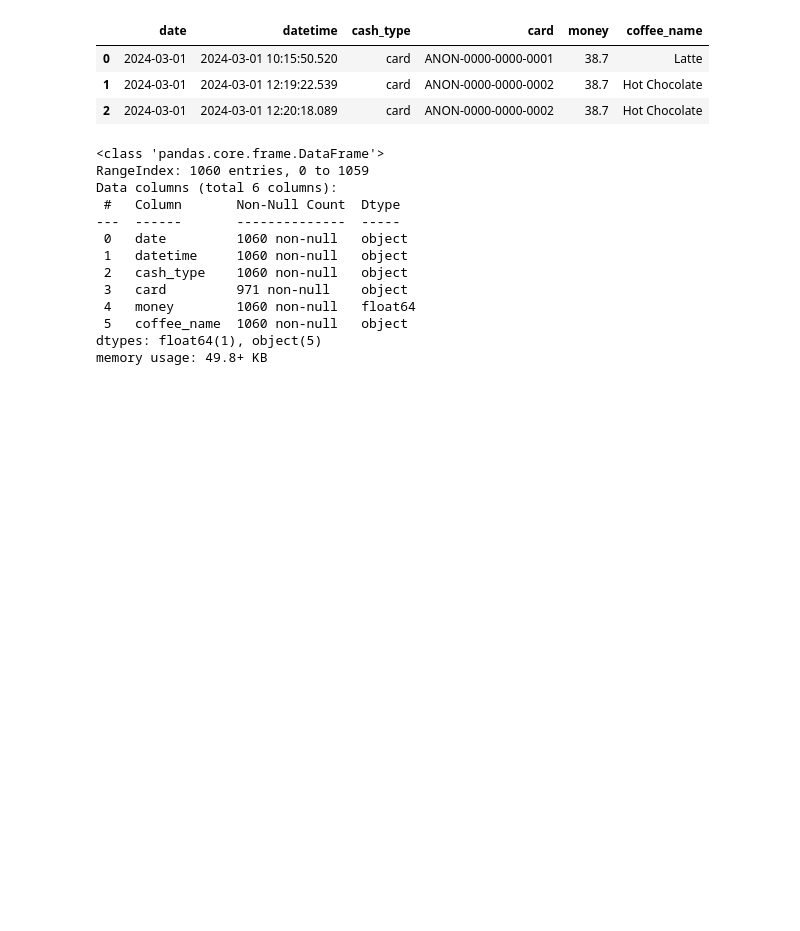
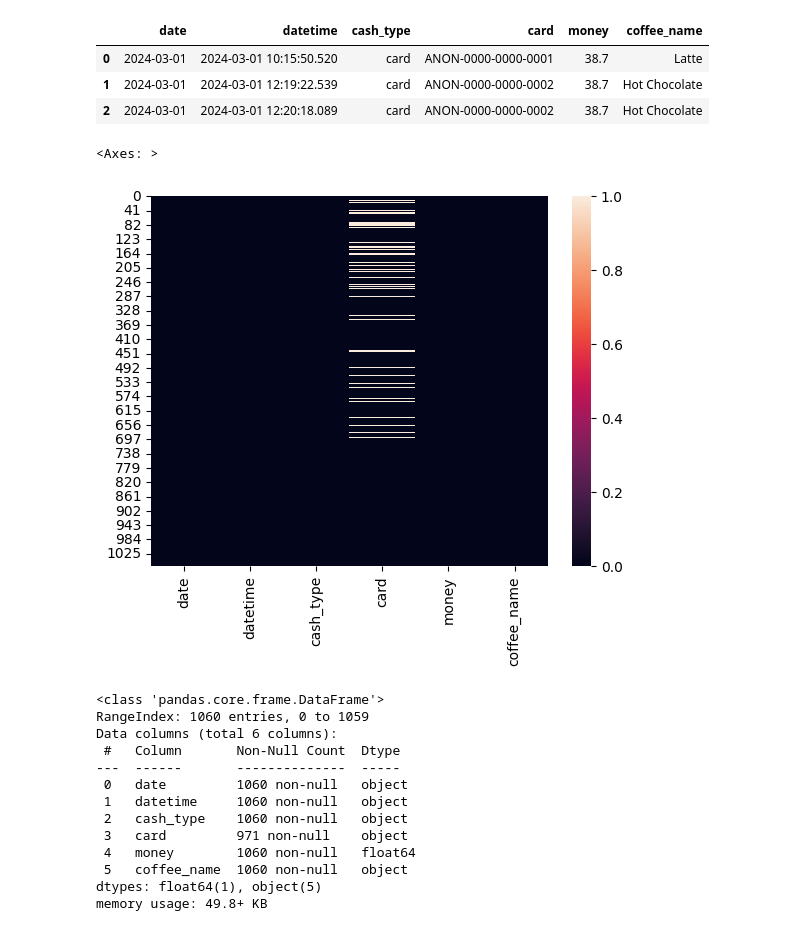
Before and after one commit to firmansevic/python, a Jupyter notebook: coffee.ipynb, the cells around one changed output. Drawn from its saved outputs; the diff is of its cells as text; code cells hidden in the pictures; blank space fills up the shorter version.

```diff
--- a/coffee.ipynb
+++ b/coffee.ipynb
@@ -27,6 +28,11 @@ df.head(3)
 | 0 | 2024-03-01 | 2024-03-01 10:15:50.520 | card | ANON-0000-0000-0001 | 38.7 | Latte |
 | 1 | 2024-03-01 | 2024-03-01 12:19:22.539 | card | ANON-0000-0000-0002 | 38.7 | Hot Chocolate |
 | 2 | 2024-03-01 | 2024-03-01 12:20:18.089 | card | ANON-0000-0000-0002 | 38.7 | Hot Chocolate |
+# %%
+sns.heatmap(df.isnull())
+# %% [output]
+<Axes: >
+[figure, added]
 # %%
 #df[df.card.isna()]
 df.info()
```
Also changed, not shown: parts of 10 cells of this notebook.
